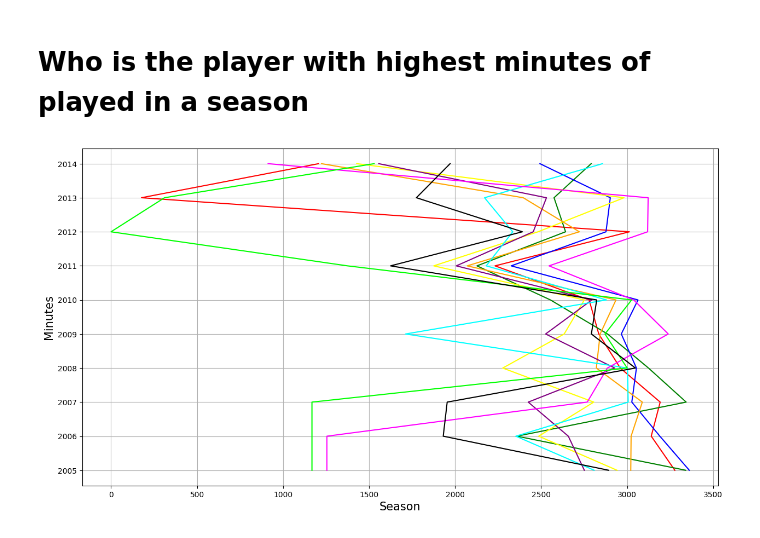
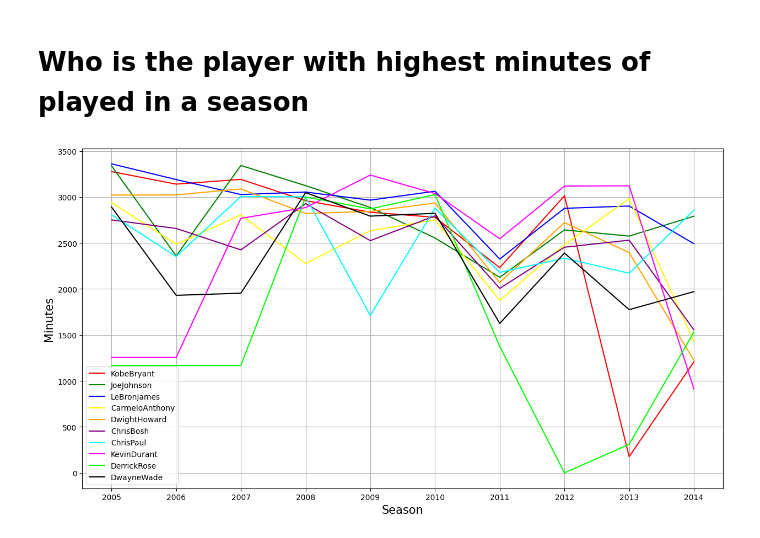
Before and after one commit to RyannKim327/Python-Programming-Compillation, a Jupyter notebook: Data Structures and Algorithm/Jupyter Notebook/basketball.ipynb, the cells around one changed output. Saved outputs shown, nothing was run; the diff lists cells and outputs as text; code cells hidden in the pictures.

```diff
--- a/Data Structures and Algorithm/Jupyter Notebook/basketball.ipynb
+++ b/Data Structures and Algorithm/Jupyter Notebook/basketball.ipynb
@@ -166,15 +167,16 @@ plt.show()
 # %%
 plt.figure(figsize=(15, 8))
 colors = ["red", "green", "blue", "yellow", "orange", "purple", "cyan", "magenta", "lime", "black"]
 legends = []
 plt.xlabel("Season", fontsize=15)
 plt.ylabel("Minutes", fontsize=15)
+
 for i in range(len(minutes)):
     legends.append(plt.Line2D(xdata=Seasons[i], ydata=minutes[i], color=colors[i], label=Players[i]))
-    plt.plot(Seaminutes[i], color=colors[i])
+    plt.plot(Seasons, minutes[i], color=colors[i])
 
-# plt.legend(handles=legends)
+plt.legend(handles=legends)
 plt.grid()
 plt.show()
 # %% [output]
-[figure, old version]
+[figure, new version]
```
Also changed, not shown: parts of 1 cell of this notebook.
